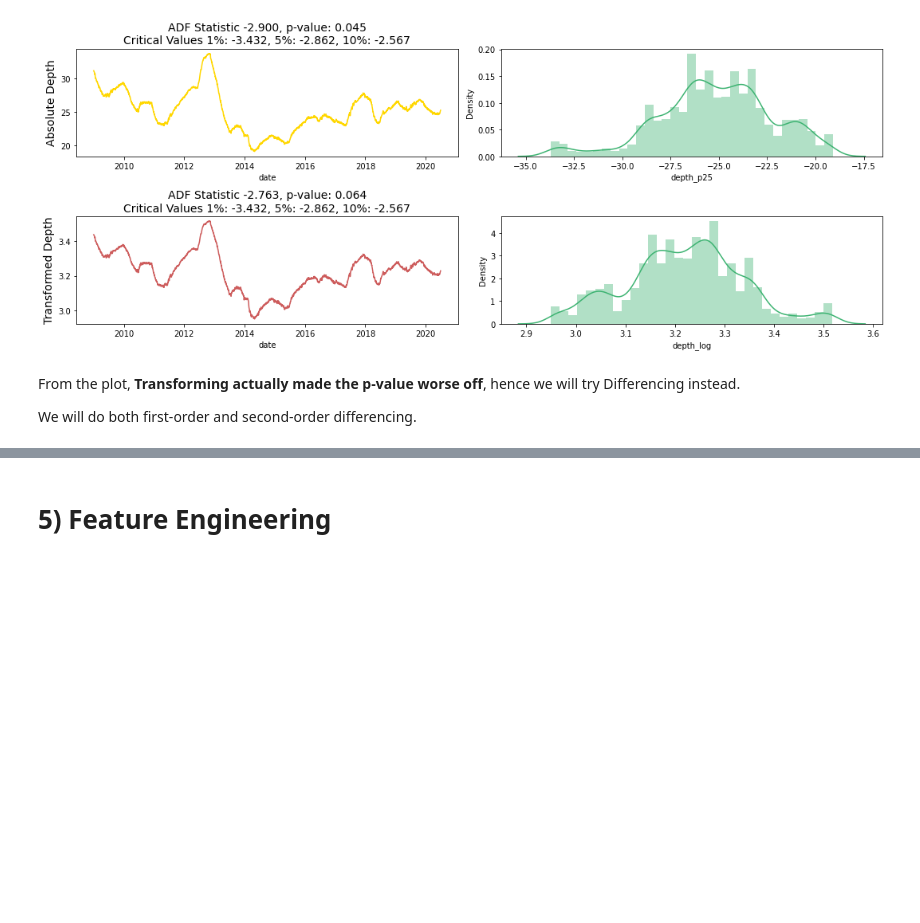
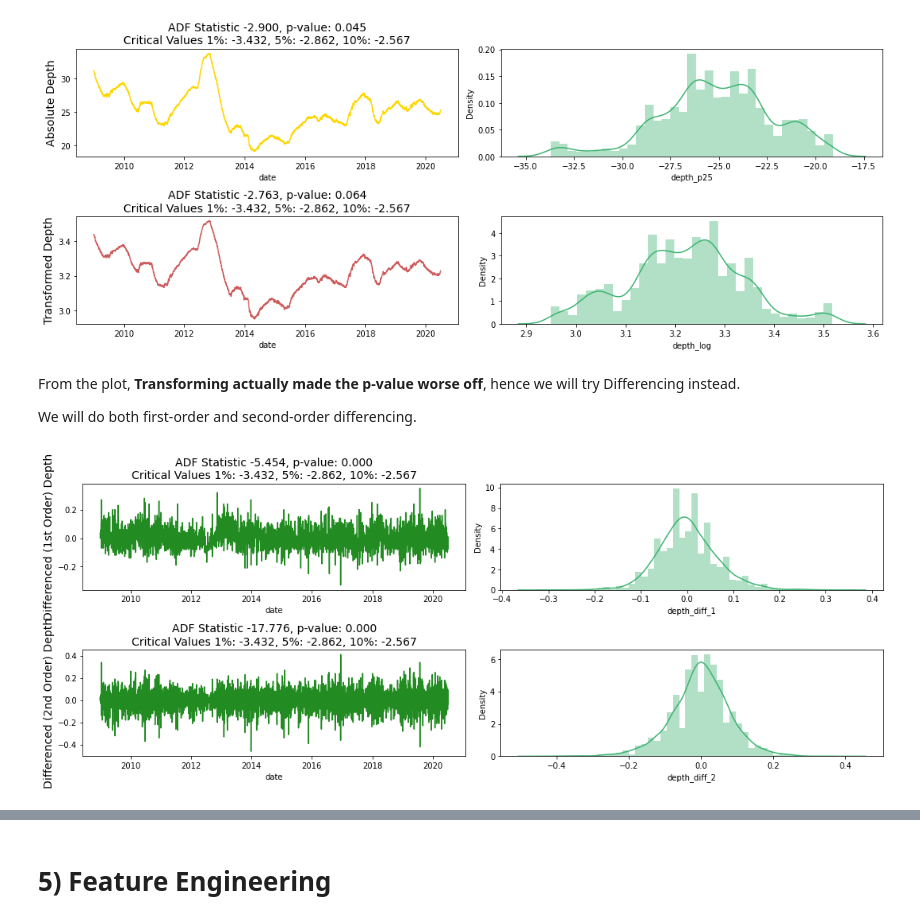
Before and after one commit to bkleck/WaterAnalytics, a Jupyter notebook: preprocessing.ipynb, the cells around one changed output, grey strips where cells are left out. Drawn from its saved outputs; the diff is of its cells as text; code cells hidden in the pictures; blank space fills up the shorter version.

```diff
--- a/preprocessing.ipynb
+++ b/preprocessing.ipynb
@@ -580,3 +580,24 @@ plt.show()
 From the plot, **Transforming actually made the p-value worse off**, hence we will try Differencing instead.
 
 We will do both first-order and second-order differencing.
+# %%
+# First Order Differencing
+ts_diff = np.diff(df['depth_p25'])
+df['depth_diff_1'] = np.append([0], ts_diff)
+
+# Second Order Differencing
+ts_diff_2 = np.diff(df['depth_diff_1'])
+df['depth_diff_2'] = np.append([0], ts_diff_2)
+# %%
+f, ax = plt.subplots(nrows=2, ncols=2, figsize=(15, 6))
+
+visualize_adf(df['depth_diff_1'], 'Differenced (1st Order) Depth', ax[0,0])
+sns.distplot(df['depth_diff_1'], ax=ax[0, 1], color='mediumseagreen')
+
+visualize_adf(df['depth_diff_2'], 'Differenced (2nd Order) Depth', ax[1,0])
+sns.distplot(df['depth_diff_2'], ax=ax[1, 1], color='mediumseagreen')
+
+plt.tight_layout()
+plt.show()
+# %% [output]
+[figure, added]
```
Also changed, not shown: parts of 7 cells of this notebook.
